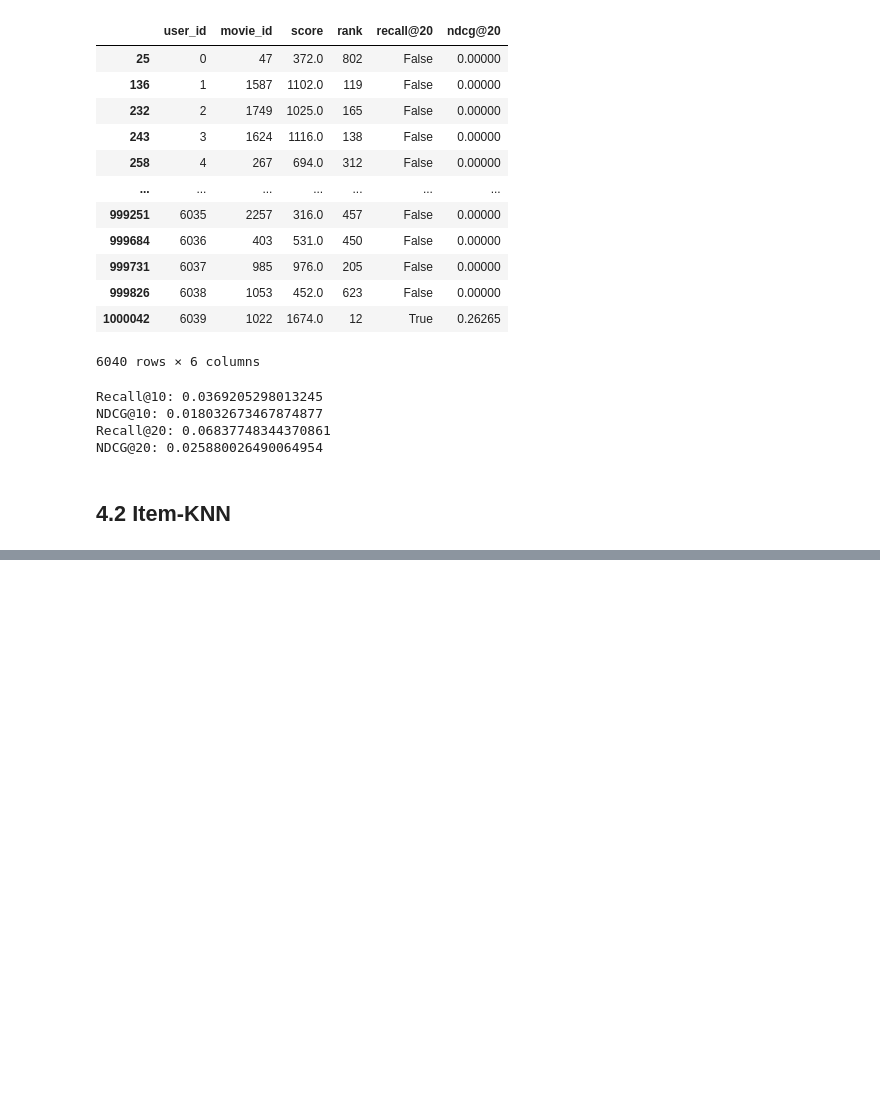
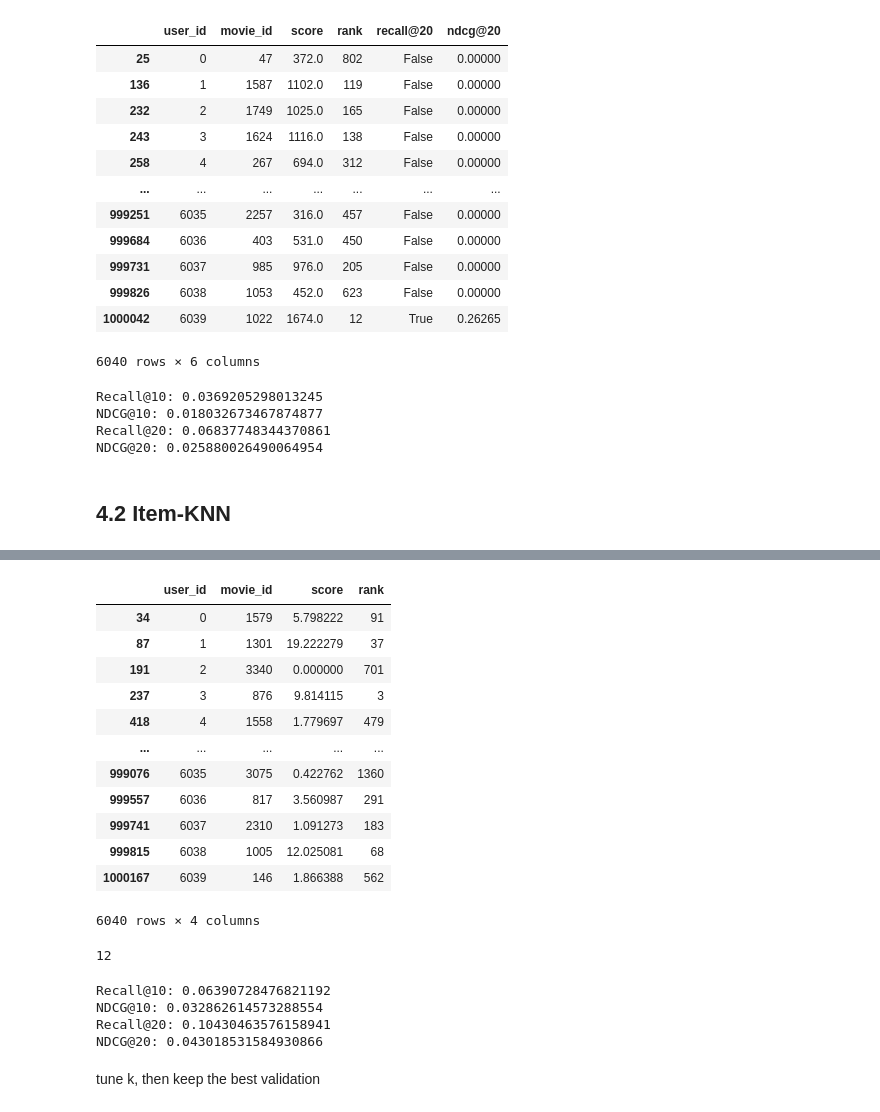
Before and after one commit to alvinnnnnnnnnn/RecSys-Algorithm-Ladder, a Jupyter notebook: script.ipynb, the cells around one changed output, grey strips where cells are left out. Saved outputs shown, nothing was run; the diff lists cells and outputs as text; code cells hidden in the pictures; blank space fills up the shorter version.

```diff
--- a/script.ipynb
+++ b/script.ipynb
@@ -442,0 +556,11 @@ NDCG@20: 0.025880026490064954
+# %%
+# scores are calculated for the movies that a user hasn't watched yet,
+# which is equal to the sum of the similarity values from other movies
+# eg, user 0's history = [0, 1, 0, 1, 0], which means they watched movies 1 & 3
+# goal is to calculate the score for movies 2 & 4, which they haven't yet watched
+# row*col multiplication gives the sum of the similarity scores that a movie receives
+# from the movies that the user has watched
+# every row is one user
+
+scores_knn = train_matrix @ S_k
+print(scores_knn[:10, :10].round(3))
@@ -442,0 +578,11 @@ NDCG@20: 0.025880026490064954
+# %%
+# turn the movies that a user has already watched into score = -inf
+# so it won't be recommended
+
+scores = np.asarray(scores_knn, dtype=np.float64)
+rows, cols = train_matrix.nonzero()
+scores[rows, cols] = -np.inf
+
+scores[:, 0] = -np.inf
+
+print(scores[:10, :10].round(3))
@@ -442,0 +600,12 @@ NDCG@20: 0.025880026490064954
+# %%
+knn_scores_df = val_df.copy()
+
+val_scores = []
+for _, row in val_df.iterrows():
+    u = row["user_id"]
+    i = row["movie_id"]
+    val_scores.append(scores[u, i])
+
+knn_scores_df["score"] = val_scores
+knn_scores_df = knn_scores_df[["user_id", "movie_id", "score"]]
+knn_scores_df
@@ -442,0 +626,46 @@ NDCG@20: 0.025880026490064954
+# %%
+val_ranks = []
+for _, row in knn_scores_df.iterrows():
+    u = int(row["user_id"])
+    s = row["score"]
+    val_ranks.append((scores[u] > s).sum())
+
+# rank shows how many movies have a score higher itself
+knn_scores_df["rank"] = val_ranks
+knn_scores_df
+# %% [output]
+|  | user_id | movie_id | score | rank |
+| 34 | 0 | 1579 | 5.798222 | 91 |
+| 87 | 1 | 1301 | 19.222279 | 37 |
+| 191 | 2 | 3340 | 0.000000 | 701 |
+| 237 | 3 | 876 | 9.814115 | 3 |
+| 418 | 4 | 1558 | 1.779697 | 479 |
+| ... | ... | ... | ... | ... |
+| 999076 | 6035 | 3075 | 0.422762 | 1360 |
+| 999557 | 6036 | 817 | 3.560987 | 291 |
+| 999741 | 6037 | 2310 | 1.091273 | 183 |
+| 999815 | 6038 | 1005 | 12.025081 | 68 |
+| 1000167 | 6039 | 146 | 1.866388 | 562 |
+6040 rows × 4 columns
+# %%
+count = 0
+testtttt = scores[27]
+for score in testtttt:
+    if score > 26.014493942260742:
+        count+=1
+
+print(count)
+# %% [output]
+12
+# %%
+knn_scores = knn_scores_df["rank"].to_numpy()
+K = [10,20]
+for k in K:
+    score_model(knn_scores,k)
+# %% [output]
+Recall@10: 0.06390728476821192
+NDCG@10: 0.032862614573288554
+Recall@20: 0.10430463576158941
+NDCG@20: 0.043018531584930866
+# %% [markdown]
+tune k, then keep the best validation
```
Also changed, not shown: parts of 14 cells of this notebook, 1 other file.
